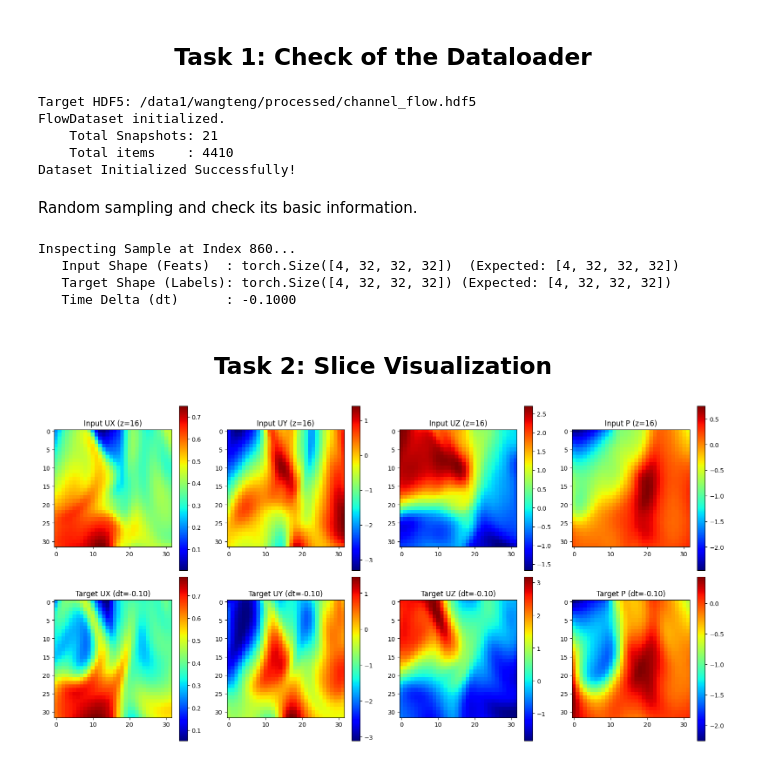
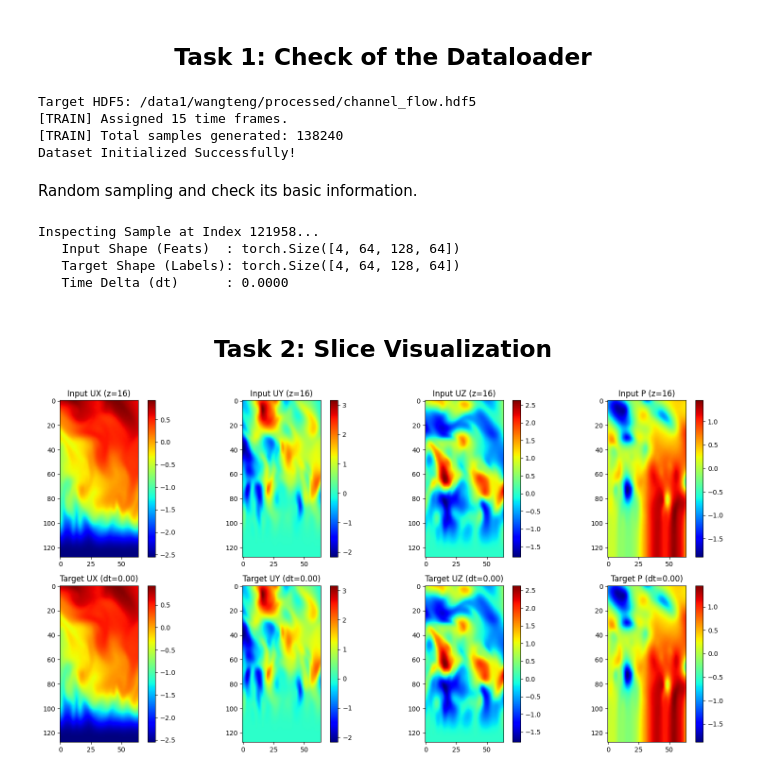
Before and after one commit to Volare02/3D-Flow-Prediction, a Jupyter notebook: notebooks/03_loading.ipynb, the cells around one changed output. Cells and saved outputs as stored; diff of their text form; code cells hidden in the pictures.

```diff
--- a/notebooks/03_loading.ipynb
+++ b/notebooks/03_loading.ipynb
@@ -30,15 +30,14 @@ else:
 
 # Initialize the dataset.
 try:
-    dataset = FlowDataset(file_path=DATA_PATH)
+    dataset = FlowDataset(file_path=DATA_PATH, spatial_size=(64, 128, 64))
     print("Dataset Initialized Successfully!")
 except Exception as e:
     print(f"Initialization Failed: {e}")
 # %% [output]
 Target HDF5: /data1/wangteng/processed/channel_flow.hdf5
-FlowDataset initialized.
-    Total Snapshots: 21
-    Total items    : 4410
+[TRAIN] Assigned 15 time frames.
+[TRAIN] Total samples generated: 138240
 Dataset Initialized Successfully!
 # %% [markdown]
 <div style="font-family: Cambria;">
@@ -54,16 +53,16 @@ try:
     feats, labels, dt = dataset[idx]
 
     print(f"Inspecting Sample at Index {idx}...")
-    print(f"   Input Shape (Feats)  : {feats.shape}  (Expected: [4, 32, 32, 32])")
-    print(f"   Target Shape (Labels): {labels.shape} (Expected: [4, 32, 32, 32])")
+    print(f"   Input Shape (Feats)  : {feats.shape}")
+    print(f"   Target Shape (Labels): {labels.shape}")
     print(f"   Time Delta (dt)      : {dt.item():.4f}")
 except Exception as e:
     print(f"    GetItem Failed: {e}")
 # %% [output]
-Inspecting Sample at Index 860...
-   Input Shape (Feats)  : torch.Size([4, 32, 32, 32])  (Expected: [4, 32, 32, 32])
-   Target Shape (Labels): torch.Size([4, 32, 32, 32]) (Expected: [4, 32, 32, 32])
-   Time Delta (dt)      : -0.1000
+Inspecting Sample at Index 121958...
+   Input Shape (Feats)  : torch.Size([4, 64, 128, 64])
+   Target Shape (Labels): torch.Size([4, 64, 128, 64])
+   Time Delta (dt)      : 0.0000
 # %% [markdown]
 <h2 style="font-family: Cambria; text-align: center;">
 Task 2: Slice Visualization
@@ -71,23 +70,23 @@ Task 2: Slice Visualization
 # %%
 feats, labels, dt = dataset[idx]
 
 # Randomly select a z-slice.
 var_names, z_slice = ['UX', 'UY', 'UZ', 'P'], 16
 
 # Visualize.
 fig, axes = plt.subplots(2, 4, figsize=(16, 8))
 for i in range(4):
     # Input Feats
     im1 = axes[0, i].imshow(feats[i, z_slice, :, :].numpy(), cmap='jet')
     axes[0, i].set_title(f"Input {var_names[i]} (z={z_slice})")
     plt.colorbar(im1, ax=axes[0, i])
 
     # Target Labels
     im2 = axes[1, i].imshow(labels[i, z_slice, :, :].numpy(), cmap='jet')
-    axes[1, i].set_title(f"Target {var_names[i]} (dt={dt:.2f})")
+    axes[1, i].set_title(f"Target {var_names[i]} (dt={dt.item():.2f})")
     plt.colorbar(im2, ax=axes[1, i])
 
 plt.tight_layout()
 plt.show()
 # %% [output]
-[figure, old version]
+[figure, new version]
```
Also changed, not shown: 6 other files.
